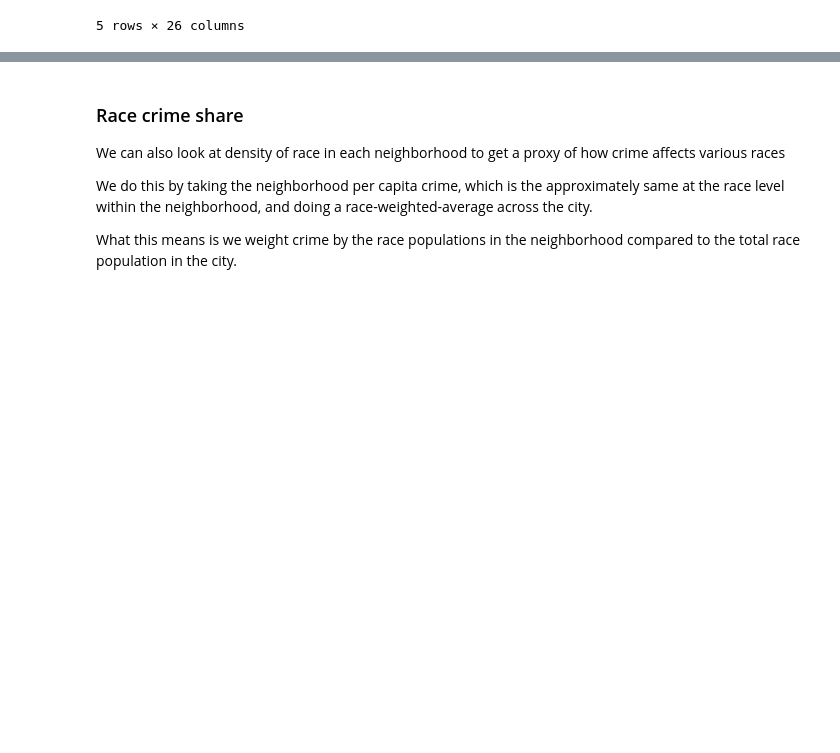
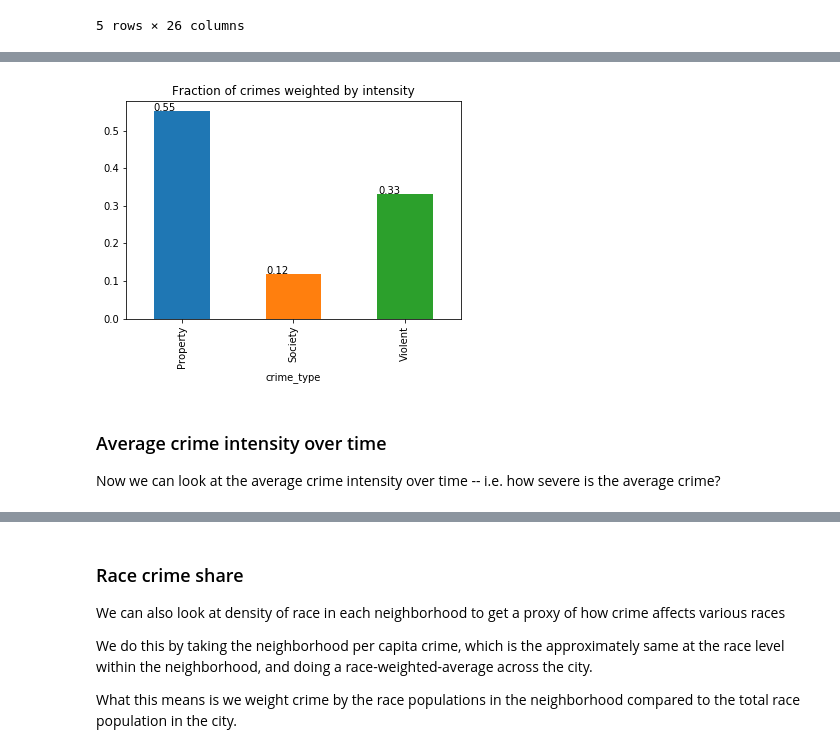
Before and after one commit to wakkadojo/chicago_crime, a Jupyter notebook: City_Proflie.ipynb, the cells around one changed output, grey strips where cells are left out. Drawn from its saved outputs; the diff is of its cells as text; code cells hidden in the pictures; blank space fills up the shorter version.

```diff
--- a/City_Proflie.ipynb
+++ b/City_Proflie.ipynb
@@ -571,0 +581,14 @@ chicago_crime_occurrence.tail()
+# %%
+ax = (chicago_crimes_percapita.sum(axis = 1, level = 0).iloc[-1] / \
+ chicago_crimes_percapita.sum(axis = 1).iloc[-1]
+).plot(kind='bar', title = 'Fraction of crimes weighted by intensity')
+for p in ax.patches:
+    ax.annotate(str(round(p.get_height(), 2)), (p.get_x() * 1.005, p.get_height() * 1.005))
+
+plt.show()
+# %% [output]
+[figure, added]
+# %% [markdown]
+### Average crime intensity over time
+
+Now we can look at the average crime intensity over time -- i.e. how severe is the average crime?
```
Also changed, not shown: parts of 33 cells of this notebook, 1 other file.
